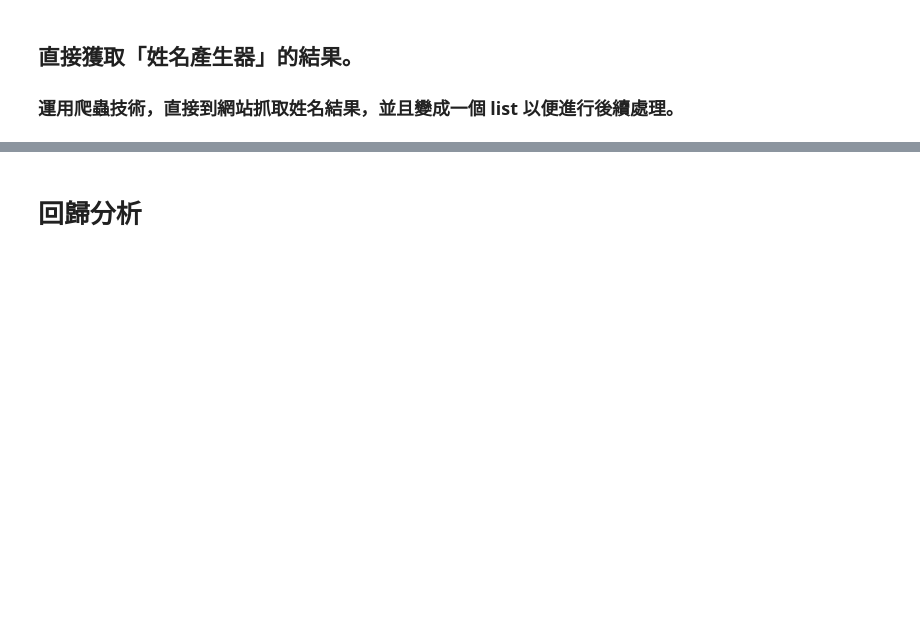
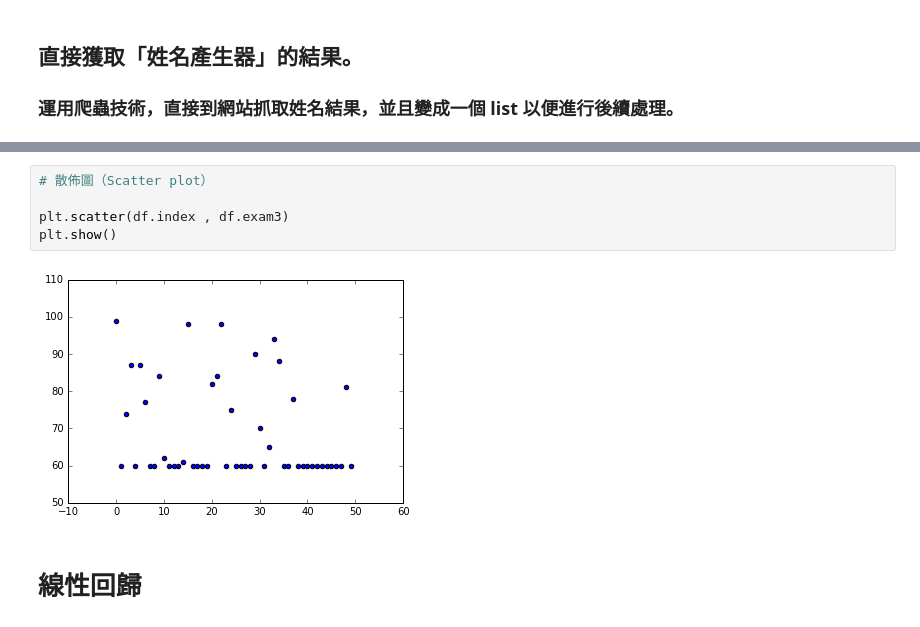
Before and after one commit to jiangsir/20171215_SlideShow, a Jupyter notebook: 6. 資料分析.ipynb, the cells around one changed output, grey strips where cells are left out. Drawn from its saved outputs; the diff is of its cells as text; blank space fills up the shorter version.

```diff
--- a/6. 資料分析.ipynb
+++ b/6. 資料分析.ipynb
@@ -197,2 +350,9 @@ os.listdir(basepath)
+# %%
+# 散佈圖（Scatter plot）
+
+plt.scatter(df.index , df.exam3)
+plt.show()
+# %% [output]
+[figure, added]
 # %% [markdown]
-# 回歸分析
+# 線性回歸
```
Also changed, not shown: parts of 22 cells of this notebook, 8 other files.
